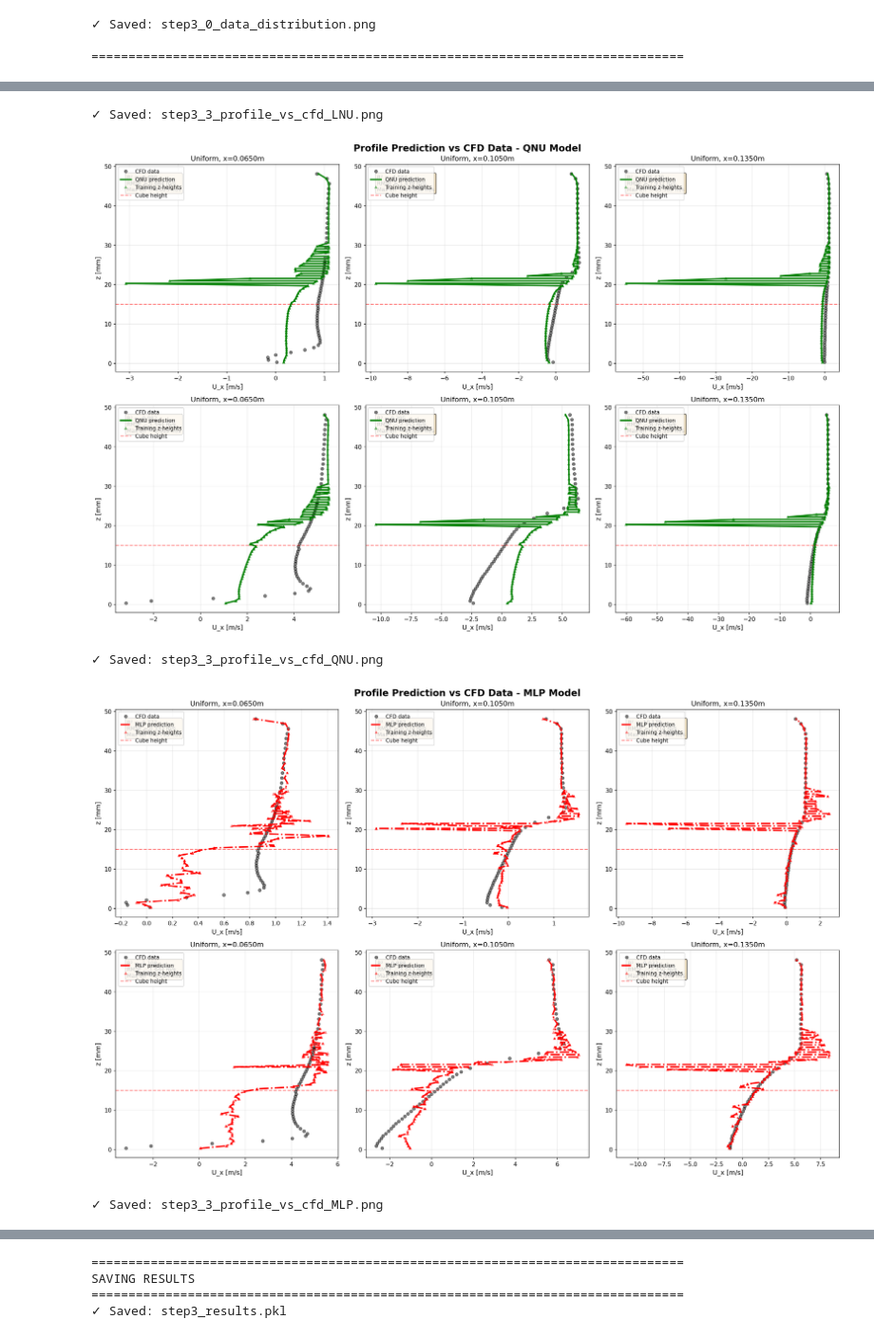
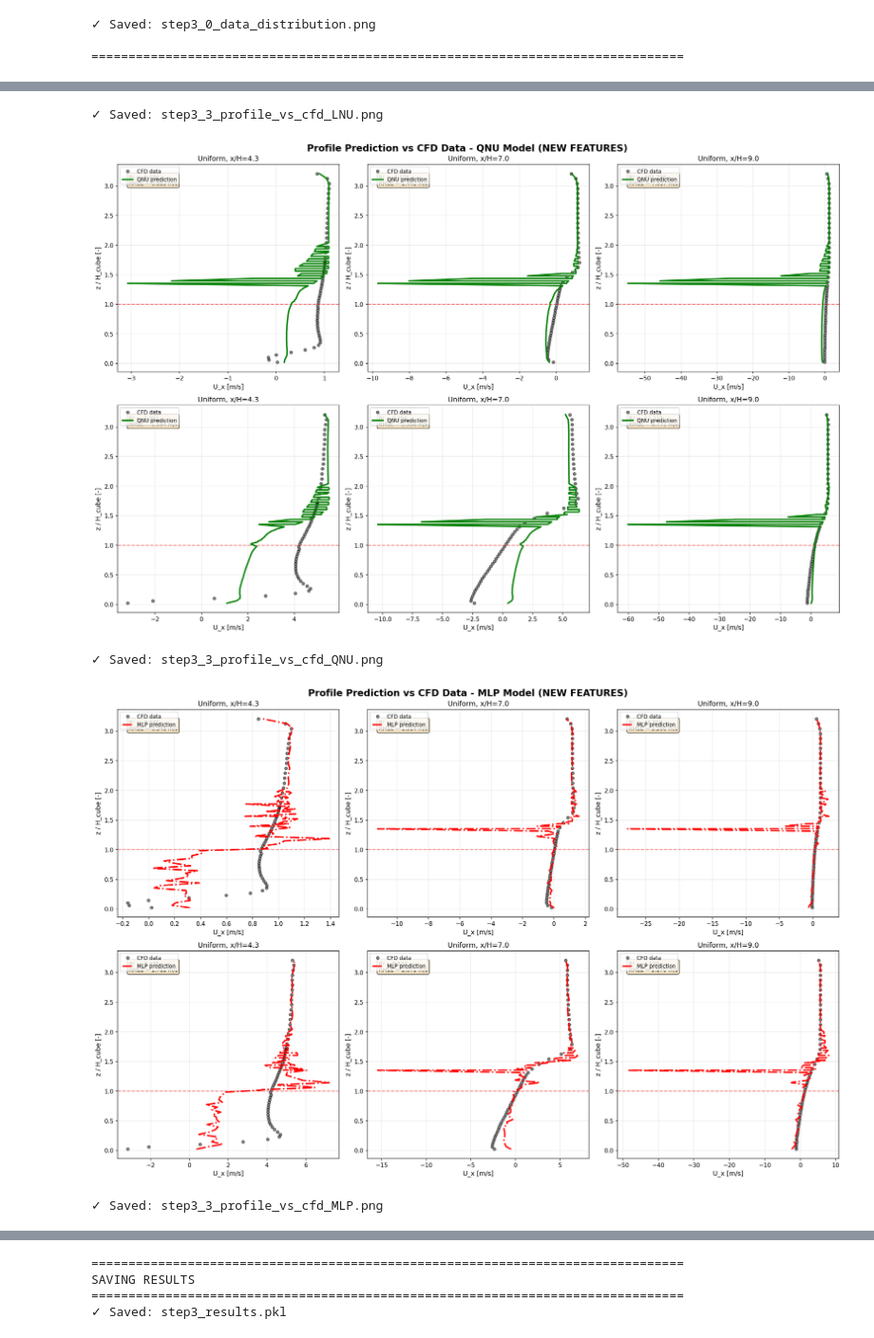
Before and after one commit to uhlirvit/DACI_Multi-case-cfd, a Jupyter notebook: notebooks/Step3__Local_models.ipynb, the cells around one changed output, grey strips where cells are left out. Shown at 95% size. Saved outputs shown, nothing was run; the diff lists cells and outputs as text; code cells hidden in the pictures.

```diff
--- a/notebooks/Step3__Local_models.ipynb
+++ b/notebooks/Step3__Local_models.ipynb
@@ -996,31 +1124,28 @@ CREATING VISUALIZATIONS
 # ============================================================================
 
 fig, axes = plt.subplots(1, 3, figsize=(18, 6))
-fig.suptitle(f'Vertical Profile Reconstruction at x={x_test_loc}m',
+fig.suptitle(f'Vertical Profile Reconstruction at x/H={x_test_loc/H_CUBE:.1f}',
              fontsize=16, fontweight='bold')
 
 for ax, model_name, color in zip(axes, ['LNU', 'QNU', 'MLP'],
                                   ['blue', 'green', 'red']):
-    # Plot predicted profile
-    ax.plot(profiles_predicted[model_name], z_heights*1000,
+    ax.plot(profiles_predicted[model_name], z_heights/H_CUBE,
             '-', color=color, linewidth=2, label='Predicted')
 
-    # Add confidence interval for LNU and QNU
     if model_name in ['LNU', 'QNU']:
         CI_vals = [metrics[z][model_name]['CI'] for z in z_heights]
         U_lower = np.array(profiles_predicted[model_name]) - np.array(CI_vals)
         U_upper = np.array(profiles_predicted[model_name]) + np.array(CI_vals)
-        ax.fill_betweenx(z_heights*1000, U_lower, U_upper,
+        ax.fill_betweenx(z_heights/H_CUBE, U_lower, U_upper,
                         color=color, alpha=0.2, label='95% CI')
 
-    ax.axhline(H_CUBE*1000, color='red', linestyle='--', alpha=0.5, linewidth=1)
+    ax.axhline(1.0, color='red', linestyle='--', alpha=0.5, linewidth=1)
     ax.set_xlabel('U_x [m/s]')
-    ax.set_ylabel('z [mm]')
+    ax.set_ylabel('z / H_cube [-]')
     ax.set_title(f'{model_name} Model')
     ax.grid(True, alpha=0.3)
     ax.legend()
 
-    # Add performance text
     R2_avg = np.mean([metrics[z][model_name]['R2'] for z in z_heights])
     RMSE_avg = np.mean([metrics[z][model_name]['RMSE'] for z in z_heights])
     ax.text(0.05, 0.95, f'R²={R2_avg:.3f}\nRMSE={RMSE_avg:.3f}',
@@ -1040,47 +1165,43 @@ plt.close()
 # VISUALIZATION 3: PROFILE vs CFD DATA
 # ============================================================================
 
-# Select test cases for visualization
-test_x_locs = x_test  # Upstream, CUBE, far wake
-test_cases = [list(all_cases_data.keys())[0], list(all_cases_data.keys())[4]]  # U1 and U5
+test_cases = [list(all_cases_data.keys())[0], list(all_cases_data.keys())[4]]
 
-# Create separate figure for EACH model type
 for model_name, color, linestyle in [('LNU', 'blue', '--'),
                                        ('QNU', 'green', '-'),
                                        ('MLP', 'red', '-.')]:
 
     fig, axes = plt.subplots(2, 3, figsize=(18, 12))
-    fig.suptitle(f'Profile Prediction vs CFD Data - {model_name} Model',
+    fig.suptitle(f'Profile Prediction vs CFD Data - {model_name} Model (NEW FEATURES)',
                  fontsize=16, fontweight='bold')
 
-    for col, x_loc in enumerate(test_x_locs):
+    for col, x_loc in enumerate(x_test):
         for row, case_id in enumerate(test_cases):
             ax = axes[row, col]
 
             case_data = all_cases_data[case_id]
-            inlet_params = inlet_parameters[case_id]
+            params = case_parameters[case_id]
 
-            # Get CFD data at this location
             if x_loc in case_data['profiles']:
                 cfd_profile = case_data['profiles'][x_loc]
                 z_cfd = cfd_profile['z']
                 U_cfd = cfd_profile['U_x']
 
-                # Plot CFD data points
-                ax.plot(U_cfd, z_cfd*1000, 'ko', markersize=5, alpha=0.5,
+                ax.plot(U_cfd, z_cfd/H_CUBE, 'ko', markersize=5, alpha=0.5,
                        label='CFD data', zorder=1)
 
-                # Predict profile using THIS model
                 U_pred = []
                 z_pred = []
 
                 for z in z_heights:
-                    X_pred = np.array([[
-                        x_loc,
-                        inlet_params['U_ref'],
-                        inlet_params['alpha_inlet'],
-                        inlet_params['delta_inlet']
-                    ]])
+                    X_pred = create_feature_vector(
+                        x_loc=x_loc,
+                        U_ref=params['U_ref'],
+                        profile_type=params['profile_type'],
+                        onehot_encoder=onehot_encoder,
+                        H_CUBE=H_CUBE
+                    ).reshape(1, -1)
+
                     X_pred_scaled = feature_scaler.transform(X_pred)
 
                     if model_name == 'LNU':
@@ -1090,30 +1211,24 @@ for model_name, color, linestyle in [('LNU', 'blue', '--'),
                         model, poly = models[z]['QNU']
                         X_pred_poly = poly.transform(X_pred_scaled)
                         U_pred_val = model.predict(X_pred_poly)[0]
-                    else:  # MLP
+                    else:
                         model = models[z]['MLP']
                         U_pred_val = model.predict(X_pred_scaled)[0]
 
                     U_pred.append(U_pred_val)
                     z_pred.append(z)
 
-                # Plot predicted profile
-                ax.plot(U_pred, np.array(z_pred)*1000, color=color, linestyle=linestyle,
+                ax.plot(U_pred, np.array(z_pred)/H_CUBE, color=color, linestyle=linestyle,
                        linewidth=2.5, label=f'{model_name} prediction', zorder=3)
 
-                # Mark training z-heights
-                ax.plot(U_pred, np.array(z_pred)*1000, '^', color=color,
-                       markersize=4, alpha=0.4, label='Training z-heights', zorder=2)
-
-                ax.axhline(H_CUBE*1000, color='red', linestyle='--', alpha=0.5,
-                          linewidth=1.5, label='Cube height')
+                ax.axhline(1.0, color='red', linestyle='--', alpha=0.5, linewidth=1.5)
                 ax.set_xlabel('U_x [m/s]', fontsize=11)
-                ax.set_ylabel('z [mm]', fontsize=11)
-                ax.set_title(f'{case_data["profile_name"]}, x={x_loc:.4f}m', fontsize=12)
+                ax.set_ylabel('z / H_cube [-]', fontsize=11)
+                ax.set_title(f'{case_data["profile_name"]}, x/H={x_loc/H_CUBE:.1f}', fontsize=12)
                 ax.grid(True, alpha=0.3)
                 ax.legend(fontsize=9, loc='best')
 
-                # Calculate R² and RMSE for this profile
+                # Calculate metrics
                 U_cfd_interp = []
                 for z_model in z_pred:
                     if z_model >= z_cfd.min() and z_model <= z_cfd.max():
@@ -1122,7 +1237,6 @@ for model_name, color, linestyle in [('LNU', 'blue', '--'),
                     else:
                         U_cfd_interp.append(np.nan)
 
-                # Remove NaN values
                 valid = ~np.isnan(U_cfd_interp)
                 if valid.sum() > 0:
                     U_cfd_clean = np.array(U_cfd_interp)[valid]
@@ -1130,9 +1244,8 @@ for model_name, color, linestyle in [('LNU', 'blue', '--'),
 
                     R2_profile = r2_score(U_cfd_clean, U_pred_clean)
                     RMSE_profile = np.sqrt(mean_squared_error(U_cfd_clean, U_pred_clean))
-                    max_error = np.max(np.abs(U_cfd_clean - U_pred_clean))
 
-                    textstr = f'R² = {R2_profile:.3f}\nRMSE = {RMSE_profile:.3f} m/s\nMax err = {max_error:.3f} m/s'
+                    textstr = f'R² = {R2_profile:.3f}\nRMSE = {RMSE_profile:.3f} m/s'
                     ax.text(0.05, 0.95, textstr, transform=ax.transAxes,
                            verticalalignment='top', fontsize=9,
                            bbox=dict(boxstyle='round', facecolor='wheat', alpha=0.8))
@@ -1148,7 +1261,7 @@ for model_name, color, linestyle in [('LNU', 'blue', '--'),
 ✓ Saved: step3_3_profile_vs_cfd_LNU.png
-[figure, old version]
+[figure, new version]
 ✓ Saved: step3_3_profile_vs_cfd_QNU.png
-[figure, old version]
+[figure, new version]
 ✓ Saved: step3_3_profile_vs_cfd_MLP.png
 # %%
 # ============================================================================
```
Also changed, not shown: parts of 20 cells of this notebook, 13 other files.
